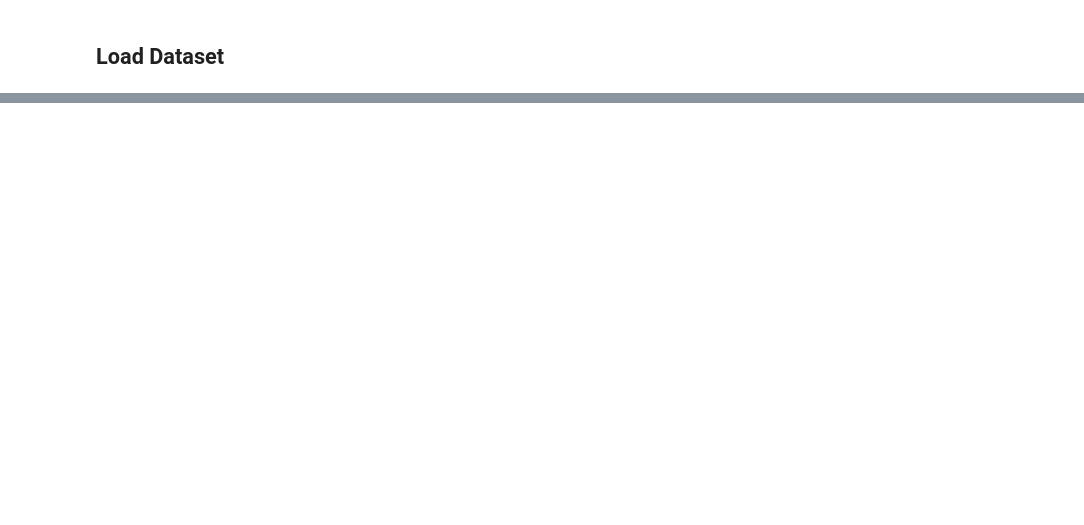
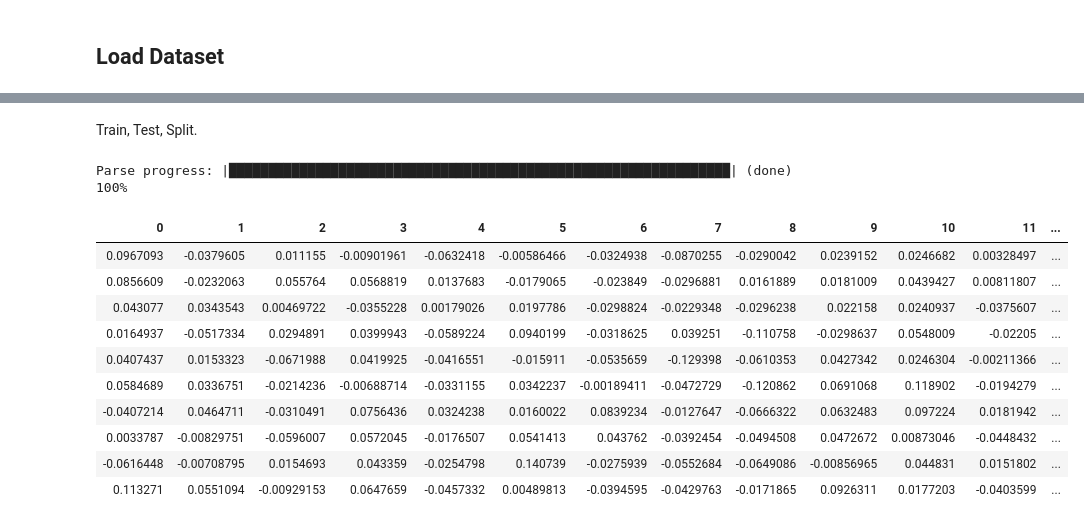
Before and after one commit to Fennec2000GH/GeoGenie, a Jupyter notebook: NLP_for_Geography.ipynb, the cells around one changed output, grey strips where cells are left out. Cells and saved outputs as stored; diff of their text form; code cells hidden in the pictures; blank space fills up the shorter version.

Commit message:
sample run with H2O AutoML

```diff
--- a/NLP_for_Geography.ipynb
+++ b/NLP_for_Geography.ipynb
@@ -59,0 +133,5 @@ pip install h2o
+# %%
+preprocess_datasets = dict({
+    "car_reviews": preprocess_car_reviews,
+    "wiktor": preprocess_wiktor,
+})
@@ -59,0 +226,10 @@ pip install h2o
+# %%
+num_texts_for_sent_embeddings = 10
+master_df_shuffled = master_df.sample(frac=1).iloc[:num_texts_for_sent_embeddings, :]
+while len(master_df_shuffled.iloc[:num_texts_for_sent_embeddings, :][master_df_shuffled["label"] == 1]) == 0:
+    master_df_shuffled = master_df.sample(frac=1)
+master_df_shuffled.index = np.arange(num_texts_for_sent_embeddings)
+
+print(master_df_shuffled)
+sent_embedding_df_collection = [text_to_sent_embeddings_df(text=master_df_shuffled.loc[idx, "text"], label=master_df_shuffled.loc[idx, "label"], model_name_or_path="all-MiniLM-L6-v2")
+                               for idx in tqdm.trange(num_texts_for_sent_embeddings)]
@@ -59,0 +258,13 @@ pip install h2o
+# %%
+import pickle
+
+sent_embedding_master_df = None
+try:
+    # sent_embedding_master_df = pd.read_csv(filepath_or_buffer="sent_embedding_master_df.csv")
+    sent_embedding_master_df = pickle.load(file=open(file="sent_embedding_master_df.pkl", mode="rb"))
+except:
+    sent_embedding_master_df = pd.concat(objs=sent_embedding_df_collection, ignore_index=True)
+    # sent_embedding_master_df.to_csv(path_or_buf="sent_embedding_master_df.csv")
+    pickle.dump(obj=sent_embedding_master_df, file=open(file="sent_embedding_master_df.pkl", mode="wb"))
+
+print(sent_embedding_master_df)
@@ -59,0 +328,11 @@ pip install h2o
+# %%
+embedding_size = sent_embedding_master_df.loc[0, "embedding"].size
+print(embedding_size)
+
+matrix = np.empty(shape=(len(sent_embedding_master_df), embedding_size + 1))
+for idx in tqdm.tqdm(iterable=np.arange(len(sent_embedding_master_df))):
+    matrix[idx, :embedding_size] = sent_embedding_master_df.loc[idx, "embedding"][:embedding_size]
+    matrix[idx, -1] = sent_embedding_master_df.loc[idx, "label"]
+
+print(matrix.shape)
+print(matrix)
@@ -59,0 +355,21 @@ pip install h2o
+# %% [markdown]
+Train, Test, Split.
+# %%
+h2o_df = h2o.H2OFrame(python_obj=matrix)
+h2o_df.set_names(names=[str(idx) for idx in np.arange(embedding_size)] + ["label"])
+h2o_df["label"] = h2o_df["label"].asfactor()
+print(h2o_df)
+train, test, valid = h2o_df.split_frame(ratios=[0.70, 0.15])
+# %% [output]
+Parse progress: |████████████████████████████████████████████████████████████████| (done) 100%
+| 0 | 1 | 2 | 3 | 4 | 5 | 6 | 7 | 8 | 9 | 10 | 11 | ... |
+| 0.0967093 | -0.0379605 | 0.011155 | -0.00901961 | -0.0632418 | -0.00586466 | -0.0324938 | -0.0870255 | -0.0290042 | 0.0239152 | 0.0246682 | 0.00328497 | ... |
+| 0.0856609 | -0.0232063 | 0.055764 | 0.0568819 | 0.0137683 | -0.0179065 | -0.023849 | -0.0296881 | 0.0161889 | 0.0181009 | 0.0439427 | 0.00811807 | ... |
+| 0.043077 | 0.0343543 | 0.00469722 | -0.0355228 | 0.00179026 | 0.0197786 | -0.0298824 | -0.0229348 | -0.0296238 | 0.022158 | 0.0240937 | -0.0375607 | ... |
+| 0.0164937 | -0.0517334 | 0.0294891 | 0.0399943 | -0.0589224 | 0.0940199 | -0.0318625 | 0.039251 | -0.110758 | -0.0298637 | 0.0548009 | -0.02205 | ... |
+| 0.0407437 | 0.0153323 | -0.0671988 | 0.0419925 | -0.0416551 | -0.015911 | -0.0535659 | -0.129398 | -0.0610353 | 0.0427342 | 0.0246304 | -0.00211366 | ... |
+| 0.0584689 | 0.0336751 | -0.0214236 | -0.00688714 | -0.0331155 | 0.0342237 | -0.00189411 | -0.0472729 | -0.120862 | 0.0691068 | 0.118902 | -0.0194279 | ... |
+| -0.0407214 | 0.0464711 | -0.0310491 | 0.0756436 | 0.0324238 | 0.0160022 | 0.0839234 | -0.0127647 | -0.0666322 | 0.0632483 | 0.097224 | 0.0181942 | ... |
+| 0.0033787 | -0.00829751 | -0.0596007 | 0.0572045 | -0.0176507 | 0.0541413 | 0.043762 | -0.0392454 | -0.0494508 | 0.0472672 | 0.00873046 | -0.0448432 | ... |
+| -0.0616448 | -0.00708795 | 0.0154693 | 0.043359 | -0.0254798 | 0.140739 | -0.0275939 | -0.0552684 | -0.0649086 | -0.00856965 | 0.044831 | 0.0151802 | ... |
+| 0.113271 | 0.0551094 | -0.00929153 | 0.0647659 | -0.0457332 | 0.00489813 | -0.0394595 | -0.0429763 | -0.0171865 | 0.0926311 | 0.0177203 | -0.0403599 | ... |
```
Also changed, not shown: parts of 18 cells of this notebook.
